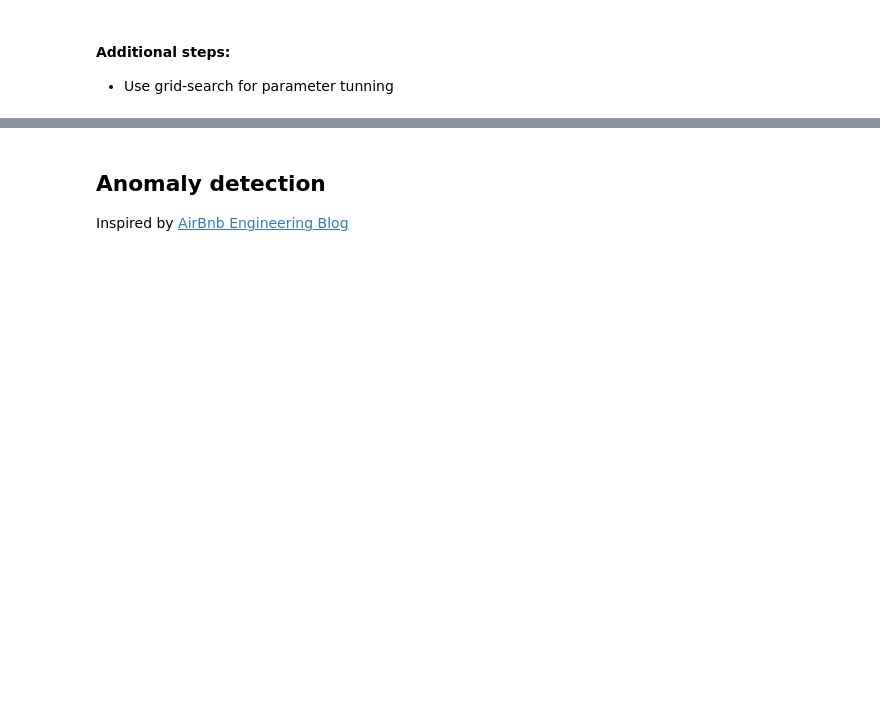
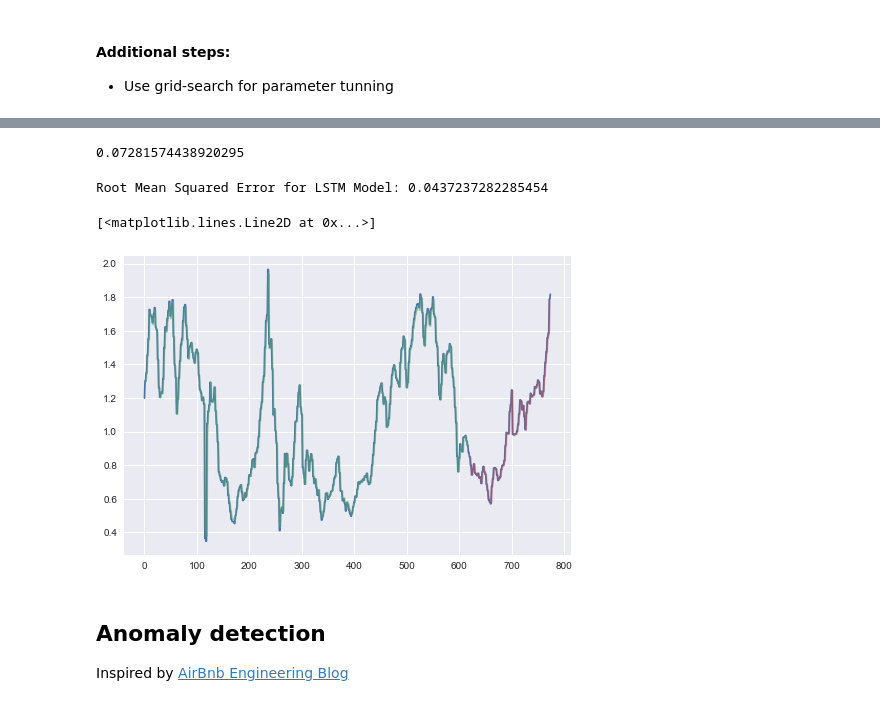
Before and after one commit to diogojapinto/data-science-experiments, a Jupyter notebook: Quarterly S&P 500 index Forecast, 1900-1996.ipynb, the cells around one changed output, grey strips where cells are left out. Cells and saved outputs as stored; diff of their text form; code cells hidden in the pictures; blank space fills up the shorter version.

Commit message:
Add forecasting with LSTM

```diff
--- a/Quarterly S&P 500 index Forecast, 1900-1996.ipynb
+++ b/Quarterly S&P 500 index Forecast, 1900-1996.ipynb
@@ -241,0 +315,2 @@ Root Mean Squared Error for ARIMA Model: 0.09195830041866176
+# %%
+train_predict = scaler.inverse_transform_transform(train_predict)
@@ -241,0 +319,2 @@ Root Mean Squared Error for ARIMA Model: 0.09195830041866176
+# %%
+test_predict = scaler.inverse_transform(test_predict)
@@ -241,0 +325,4 @@ Root Mean Squared Error for ARIMA Model: 0.09195830041866176
+# %%
+train_score
+# %% [output]
+0.07281574438920295
@@ -242,3 +331,22 @@ Root Mean Squared Error for ARIMA Model: 0.09195830041866176
+# %%
+print("Root Mean Squared Error for LSTM Model: {}".format(test_score))
+# %% [output]
+Root Mean Squared Error for LSTM Model: 0.0437237282285454
+# %%
+train_predict_plot = np.empty_like(dataset)
+train_predict_plot[:, :] = np.nan
+train_predict_plot[look_back:len(train_predict)+look_back, :] = train_predict
+# %%
+test_predict_plot = np.empty_like(dataset)
+test_predict_plot[:, :] = np.nan
+test_predict_plot[len(train_predict)+(look_back*2)+1:len(dataset)-1, :] = test_predict
+# %%
+plt.plot(scaler.inverse_transform(dataset))
+plt.plot(train_predict_plot, alpha=0.5)
+plt.plot(test_predict_plot, alpha=0.5)
+# %% [output]
+[<matplotlib.lines.Line2D at 0x...>]
+[figure, added]
 # %% [markdown]
 ## Anomaly detection
 
```
Also changed, not shown: parts of 39 cells of this notebook.
